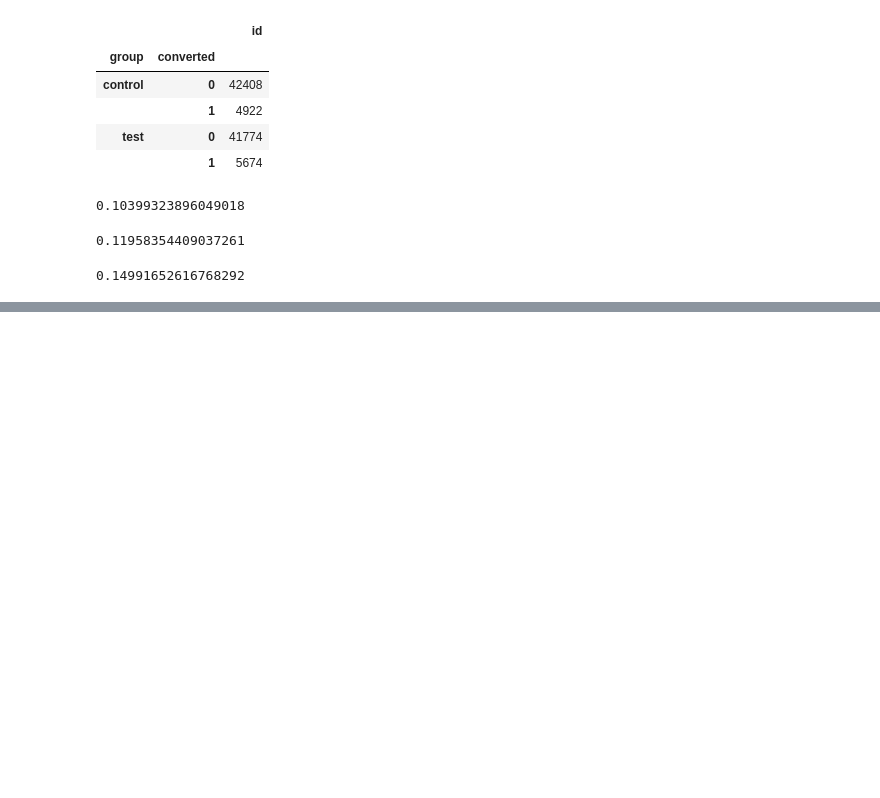
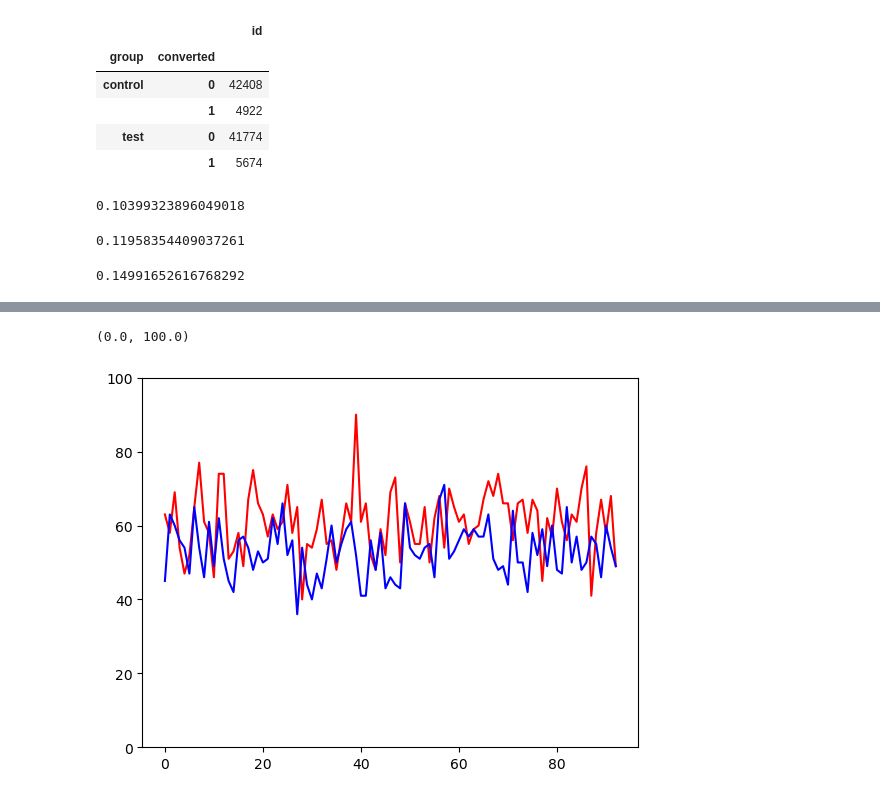
Before and after one commit to KorbovskiyOleg/DataScience, a Jupyter notebook: DataScince/Python/ДЗ сатистика/hw.ipynb, the cells around one changed output, grey strips where cells are left out. Saved outputs shown, nothing was run; the diff lists cells and outputs as text; code cells hidden in the pictures; blank space fills up the shorter version.

Commit message:
построили график оформления карт по дням

```diff
--- a/DataScince/Python/ДЗ сатистика/hw.ipynb
+++ b/DataScince/Python/ДЗ сатистика/hw.ipynb
@@ -177,0 +192,4 @@ np.float64(14.991652616768292)
+# %%
+# посчитайте количество открытых карт и средние конверсии по дням в тетсе и в контроле
+res_by_day = df[['group', 'converted', 'date']].groupby(['group', 'date'],as_index=False).sum()
+res_by_day
@@ -177,0 +227,12 @@ np.float64(14.991652616768292)
+# %%
+# построим график отражающий количество оформленных карт по дням
+test_in_by_day = list(res_by_day.loc[res_by_day['group']=='test']['converted'])
+control_in_by_day = list(res_by_day.loc[res_by_day['group']=='control']['converted'])
+
+sns.lineplot(data=test_in_by_day,color='red')
+sns.lineplot(data=control_in_by_day,color='blue')
+
+plt.ylim(0,100)
+# %% [output]
+(0.0, 100.0)
+[figure, added]
```
Also changed, not shown: parts of 15 cells of this notebook.
